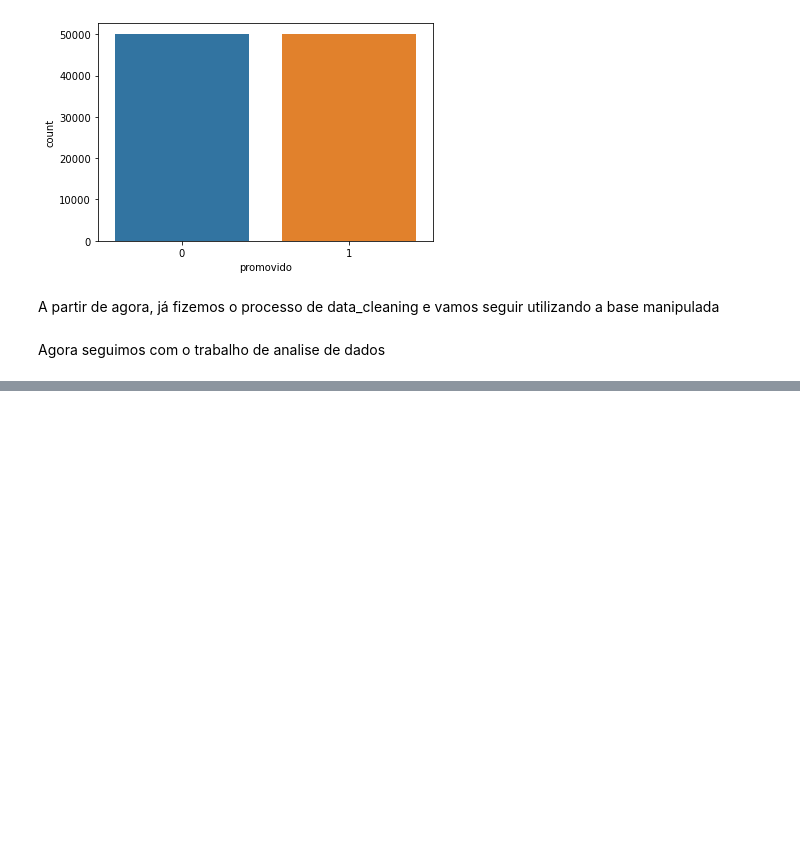
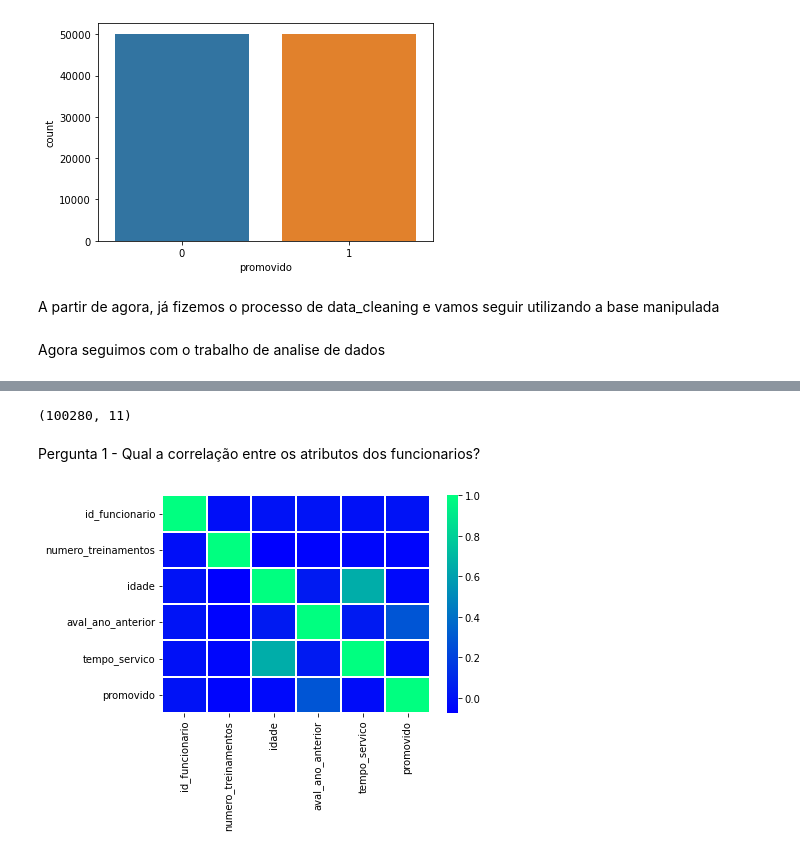
Before and after one commit to raphalopess/DataScienceAcademy-version02, a Jupyter notebook: MiniProjeto03.ipynb, the cells around one changed output, grey strips where cells are left out. Cells and saved outputs as stored; diff of their text form; code cells hidden in the pictures; blank space fills up the shorter version.

```diff
--- a/MiniProjeto03.ipynb
+++ b/MiniProjeto03.ipynb
@@ -185,3 +185,18 @@ dataset.head()
 | 2 | 7513 | Marketing | Sudeste | Superior | M | Outsourcing | 1 | ... |
 | 3 | 2542 | Marketing | Norte | Superior | M | Outro | 2 | ... |
 | 4 | 48945 | Tecnologia | Nordeste | Superior | M | Outro | 1 | ... |
+# %%
+dataset.shape
+# %% [output]
+(100280, 11)
+# %% [markdown]
+Pergunta 1 - Qual a correlação entre os atributos dos funcionarios?
+# %%
+import matplotlib.pyplot as plt
+import seaborn as sns
+
+corr = dataset.corr()
+sns.heatmap(corr, cmap="winter", linewidths=0.1)
+plt.show()
+# %% [output]
+[figure, added]
```
Also changed, not shown: parts of 4 cells of this notebook.
